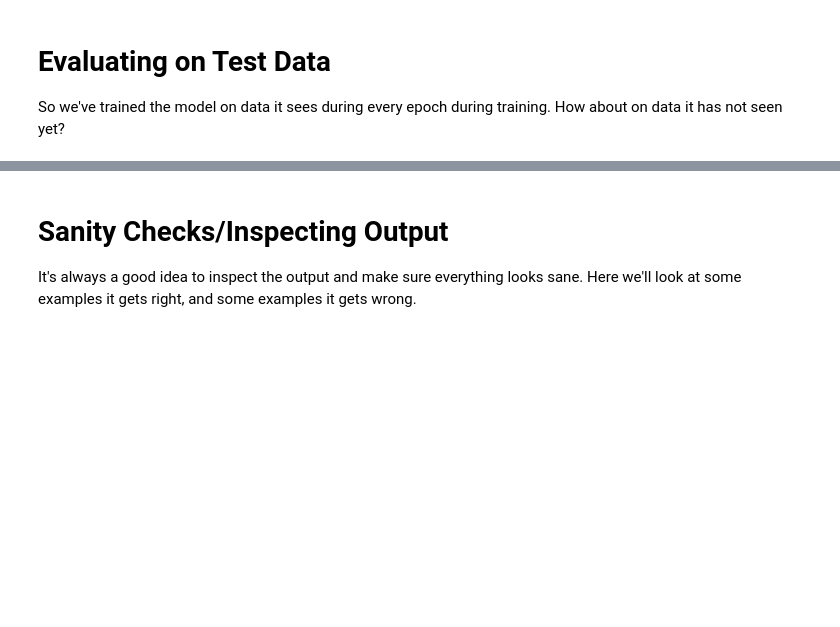
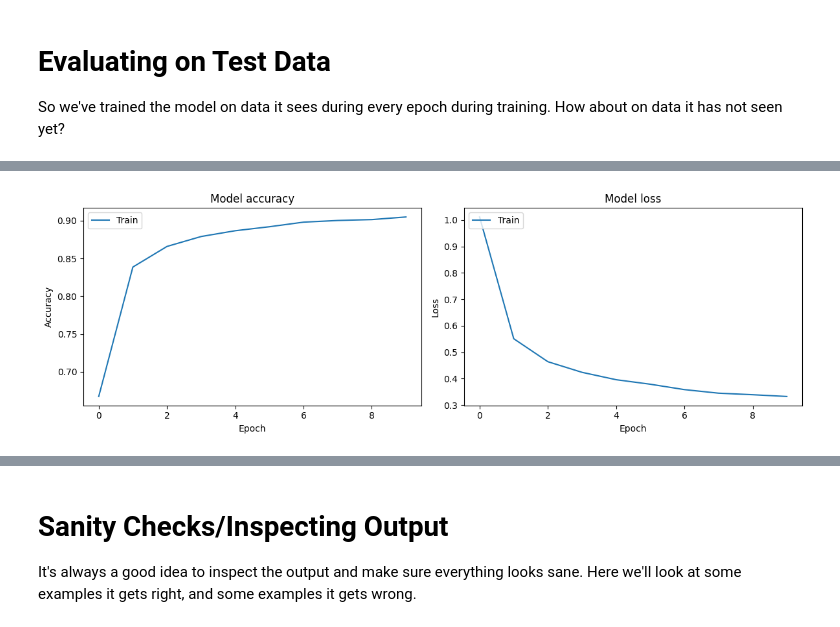
Before and after one commit to odrobek/introtoailab, a Jupyter notebook: hands_on_ML_MNIST.ipynb, the cells around one changed output, grey strips where cells are left out. Saved outputs shown, nothing was run; the diff lists cells and outputs as text; code cells hidden in the pictures; blank space fills up the shorter version.

```diff
--- a/hands_on_ML_MNIST.ipynb
+++ b/hands_on_ML_MNIST.ipynb
@@ -103,6 +138,9 @@ ReLU is defined as: $$f(x) = max(0, x)$$
 # OPTIONAL: Add another Dense layer with some amount of nodes
 #           Don't forget the activation function and dropout layer if you want to use dropout
 # Hint: Do the same as the first Dense layer, but with a different number of nodes/dropout
+model.add(Dense(32))
+model.add(Activation('relu'))
+model.add(Dropout(0.5))
 # %% [markdown]
 # The Final Output Layer
 
@@ -118,8 +156,11 @@ where each value indicates the probability of the input being in each class acco
 # %%
 # TODO Add a Dense layer with 10 nodes to the model
 # Hint: Use the add method of the model specifying Dense(10)
+model.add(Dense(10))
 
 # TODO Add a softmax activation layer to the model
 # Hint: Use the add method of the model with the argument Activation('softmax')
+model.add(Activation('softmax'))
 
 # TODO Visualize the model using the summary method of the model
+model.summary()
@@ -144,6 +203,7 @@ It might seem that smaller learning rates are better. However, it's important to
 # %%
 # TODO We are going to compile the model using the Adam optimizer, categorical crossentropy loss, and accuracy as a metric
 # Hint: Use the compile method of the model with the arguments (optimizer='adam', loss='categorical_crossentropy', metrics=['accuracy'])
+model.compile(optimizer='adam', loss='categorical_crossentropy', metrics=['accuracy'])
 # %% [markdown]
 Now let's train the model!
 
@@ -160,3 +220,4 @@ So a good batch size may take some trial and error to find!
 # TODO Train the model with a batch_size of 128 for 10 epochs and a verbose level of 1
 # Hint: Use the fit method of the model with the arguments (X_train, y_train, batch_size=128, epochs=10, verbose=1)
 #       Set the output to a variable named model_fit so we can use it in the next step
+model_fit = model.fit(X_train, y_train, batch_size=128, epochs=10, verbose=1)
@@ -168,6 +250,7 @@ So we've trained the model on data it sees during every epoch during training. H
 # TODO Evaluate the model on the test data
 # Hint: Create a score variable and set it equal to the output of
 # the evaluate method of the model with the arguments (X_test, y_test)
+score = model.evaluate(X_test, y_test)
 
 # Plotting the training loss and accuracy over time
 history = model_fit.history
@@ -192,3 +275,4 @@ plt.show()
 
 print("Test loss: ", score[0])
 print("Test accuracy: ", score[1])
+# %% [output]
@@ -194,0 +280 @@ print("Test accuracy: ", score[1])
+[figure, added]
```
Also changed, not shown: parts of 13 cells of this notebook.
